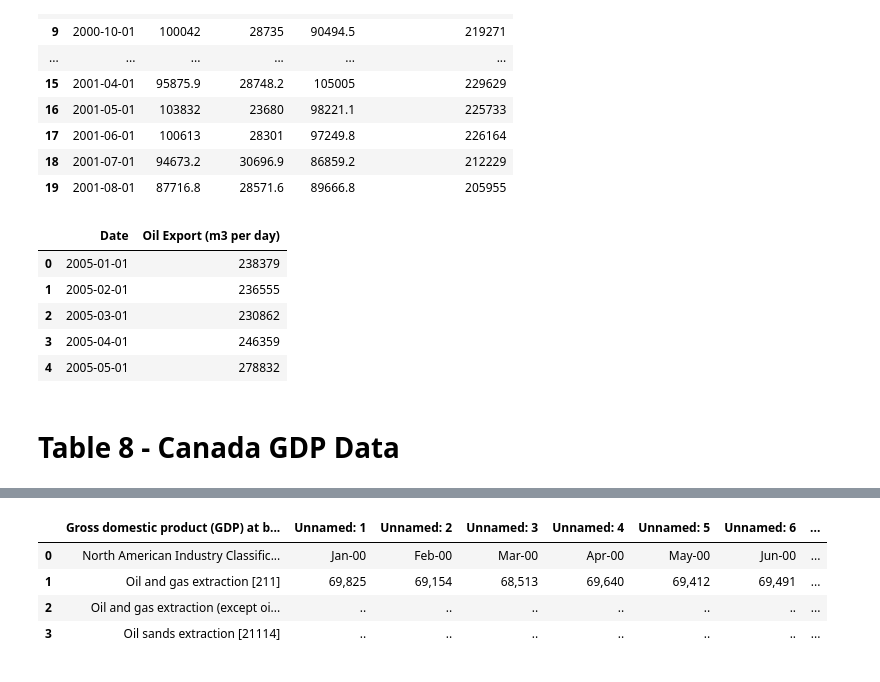
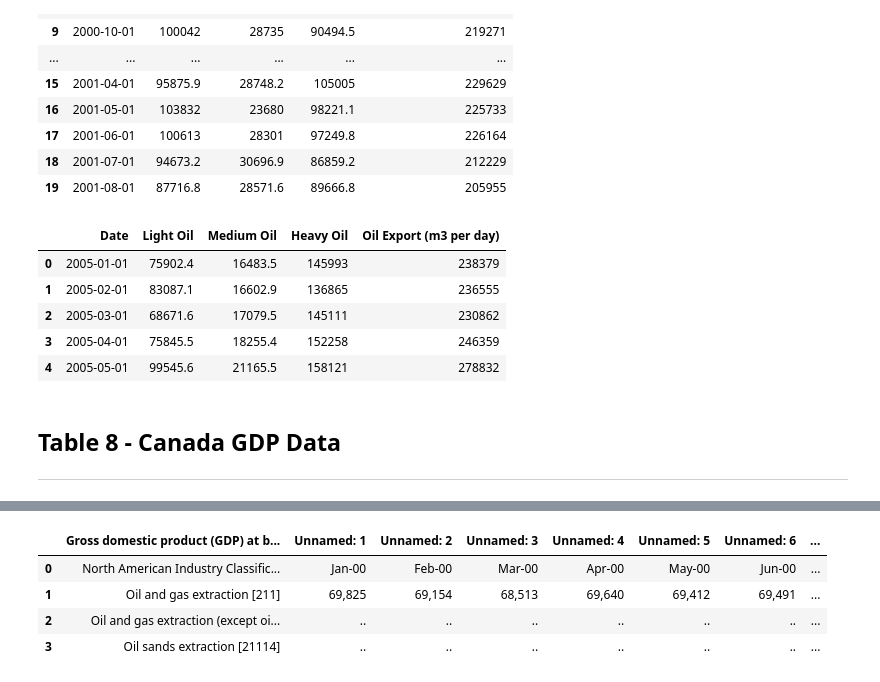
Before and after one commit to kk-deng/CanadaEnergyIE, a Jupyter notebook: Part 2.ipynb, the cells around one changed output, grey strips where cells are left out. Cells and saved outputs as stored; diff of their text form; code cells hidden in the pictures.

```diff
--- a/Part 2.ipynb
+++ b/Part 2.ipynb
@@ -66,13 +68,13 @@ cleaned_table_4_df.head(20)
 | 18 | 2001-07-01 | 94673.2 | 30696.9 | 86859.2 | 212229 |
 | 19 | 2001-08-01 | 87716.8 | 28571.6 | 89666.8 | 205955 |
 # %%
-final_table_4_df = cleaned_table_4_df[["Date", "Oil Export (m3 per day)"]]
-final_table_4_df = final_table_4_df.loc[final_table_4_df["Date"] >= "2005-01-01"].reset_index(drop = True)
+# Get data since 2005
+final_table_4_df = cleaned_table_4_df.loc[cleaned_table_4_df["Date"] >= "2005-01-01"].reset_index(drop = True)
 final_table_4_df.head()
 # %% [output]
-|  | Date | Oil Export (m3 per day) |
-| 0 | 2005-01-01 | 238379 |
-| 1 | 2005-02-01 | 236555 |
-| 2 | 2005-03-01 | 230862 |
-| 3 | 2005-04-01 | 246359 |
-| 4 | 2005-05-01 | 278832 |
+|  | Date | Light Oil | Medium Oil | Heavy Oil | Oil Export (m3 per day) |
+| 0 | 2005-01-01 | 75902.4 | 16483.5 | 145993 | 238379 |
+| 1 | 2005-02-01 | 83087.1 | 16602.9 | 136865 | 236555 |
+| 2 | 2005-03-01 | 68671.6 | 17079.5 | 145111 | 230862 |
+| 3 | 2005-04-01 | 75845.5 | 18255.4 | 152258 | 246359 |
+| 4 | 2005-05-01 | 99545.6 | 21165.5 | 158121 | 278832 |
@@ -79,3 +84,4 @@ final_table_4_df.head()
 # %% [markdown]
-# Table 8 - Canada GDP Data
+## Table 8 - Canada GDP Data
+----
 # %%
```
Also changed, not shown: parts of 10 cells of this notebook, 4 other files.
